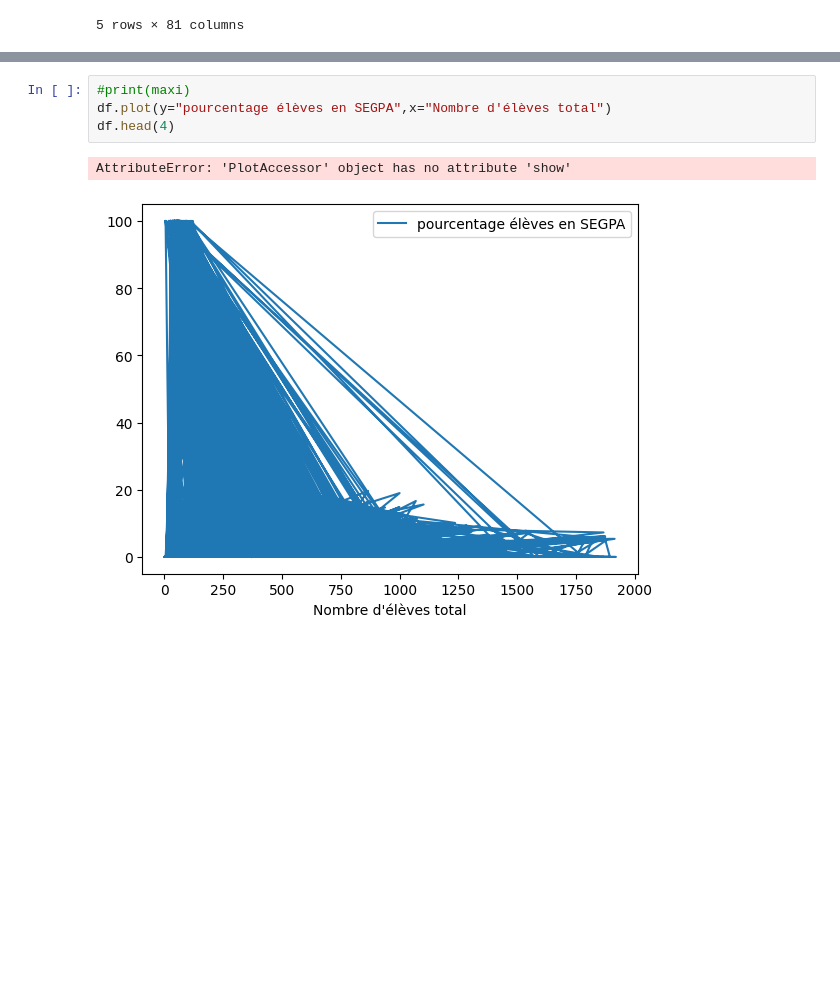
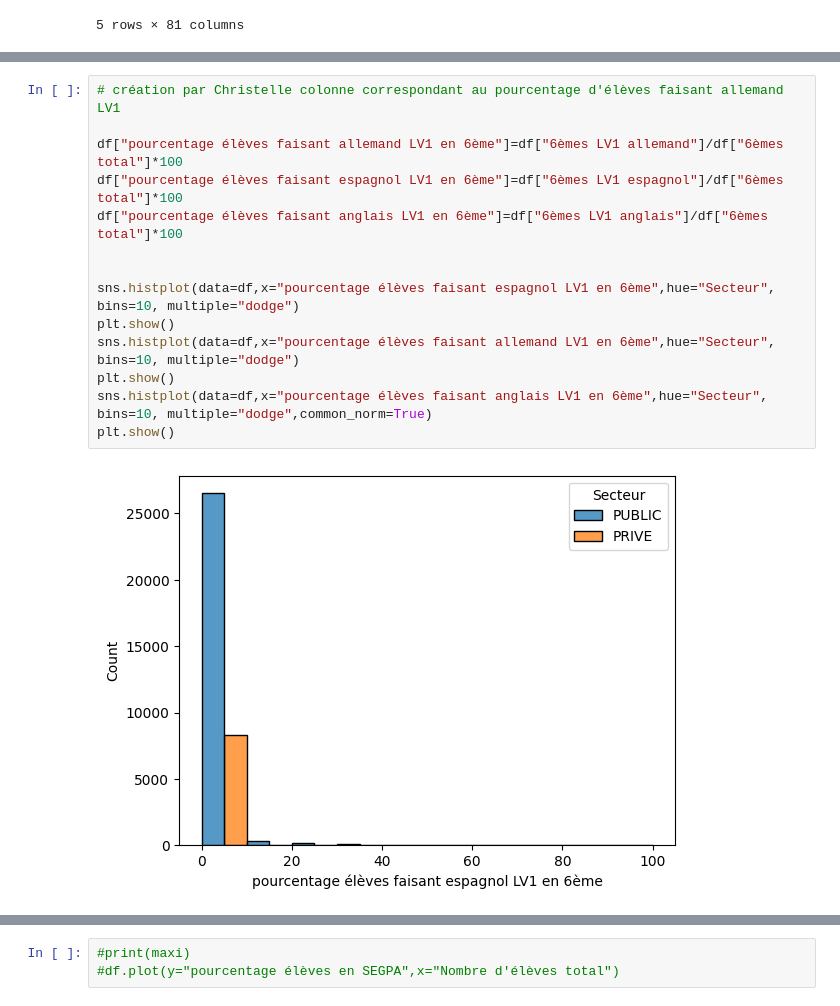
Before and after one commit to margotlafond/projet-info, a Jupyter notebook: analyse_data1.ipynb, the cells around one changed output, grey strips where cells are left out. Saved outputs shown, nothing was run; the diff lists cells and outputs as text; blank space fills up the shorter version.

Commit message:
modif Christelle

```diff
--- a/analyse_data1.ipynb
+++ b/analyse_data1.ipynb
@@ -91,0 +93,16 @@ df.loc[maxi,["Nombre d'élèves total","Nombre d'élèves total Segpa"]]
+# %%
+# création par Christelle colonne correspondant au pourcentage d'élèves faisant allemand LV1
+
+df["pourcentage élèves faisant allemand LV1 en 6ème"]=df["6èmes LV1 allemand"]/df["6èmes total"]*100
+df["pourcentage élèves faisant espagnol LV1 en 6ème"]=df["6èmes LV1 espagnol"]/df["6èmes total"]*100
+df["pourcentage élèves faisant anglais LV1 en 6ème"]=df["6èmes LV1 anglais"]/df["6èmes total"]*100
+
+
+sns.histplot(data=df,x="pourcentage élèves faisant espagnol LV1 en 6ème",hue="Secteur", bins=10, multiple="dodge")
+plt.show()
+sns.histplot(data=df,x="pourcentage élèves faisant allemand LV1 en 6ème",hue="Secteur", bins=10, multiple="dodge")
+plt.show()
+sns.histplot(data=df,x="pourcentage élèves faisant anglais LV1 en 6ème",hue="Secteur", bins=10, multiple="dodge",common_norm=True)
+plt.show()
+# %% [output]
+[figure, added]
@@ -92,10 +111,6 @@ df.loc[maxi,["Nombre d'élèves total","Nombre d'élèves total Segpa"]]
 # %%
 #print(maxi)
-df.plot(y="pourcentage élèves en SEGPA",x="Nombre d'élèves total")
-df.head(4)
+#df.plot(y="pourcentage élèves en SEGPA",x="Nombre d'élèves total")
-# %% [output]
-AttributeError: 'PlotAccessor' object has no attribute 'show'
-[figure, removed]
 # %%
 #création d'un fichier csv avec les nouvelles colonnes ajoutées
 df.to_csv("données_col.csv",index=False)
```
Also changed, not shown: parts of 6 cells of this notebook.
